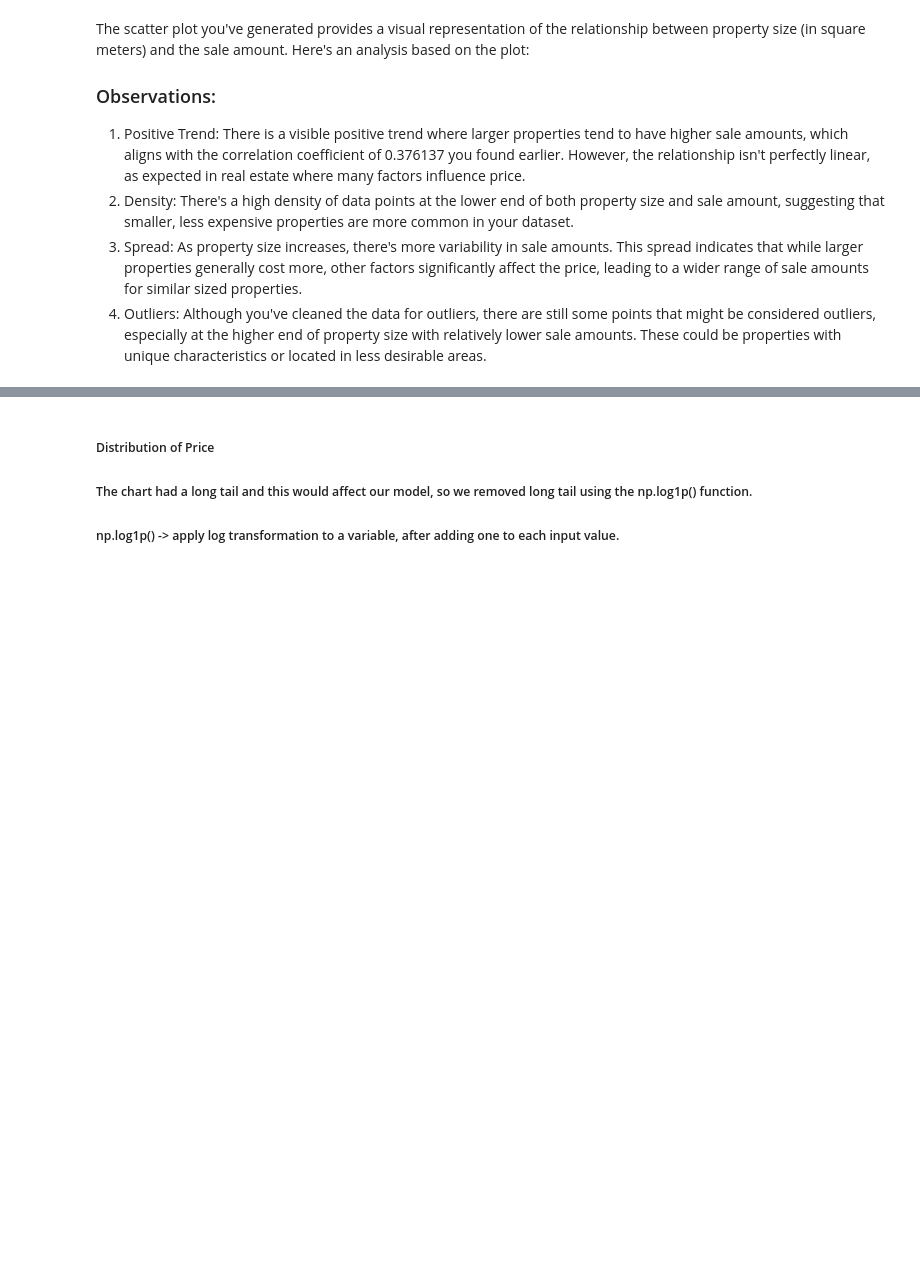
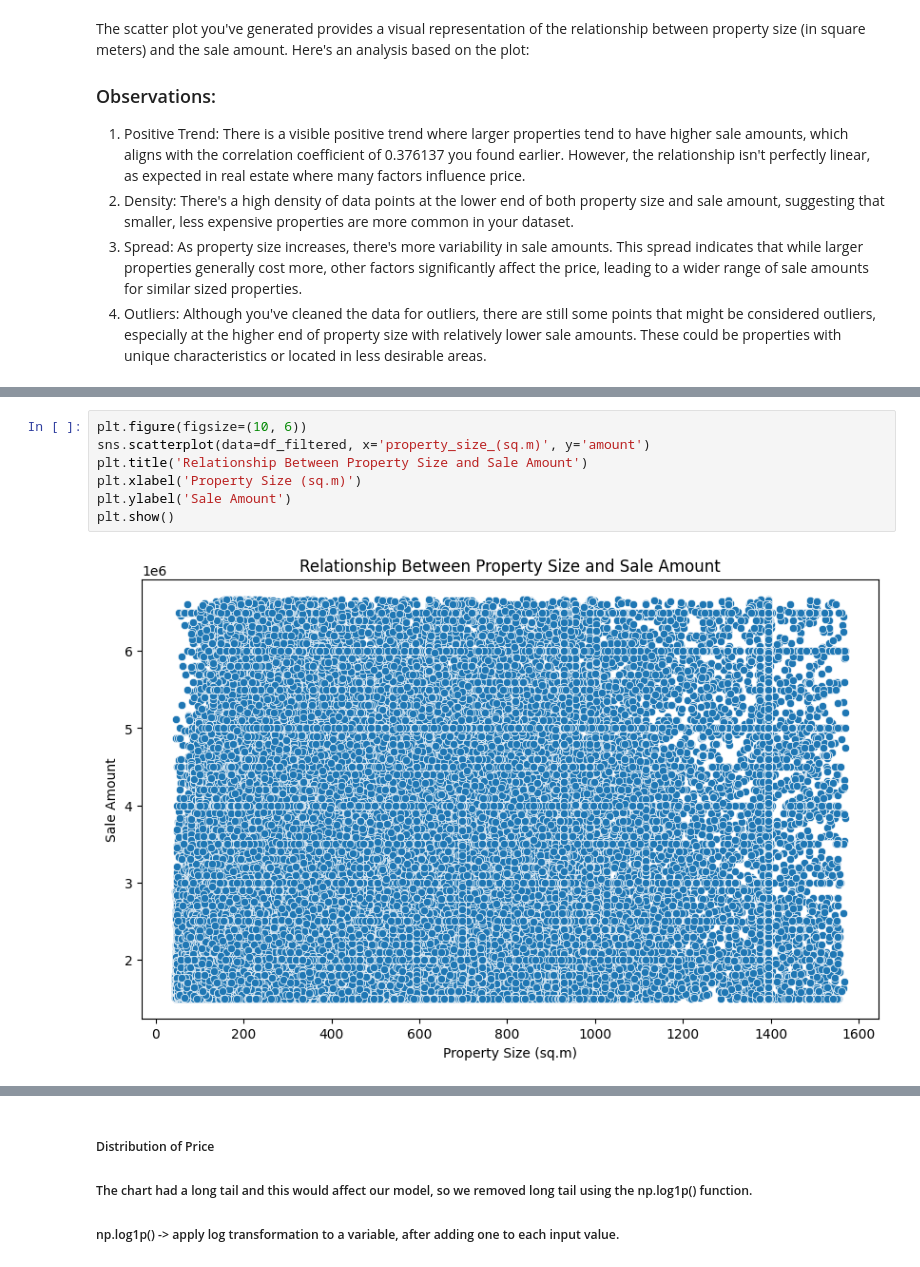
Before and after one commit to apostleoffinance/dubai-real-estate, a Jupyter notebook: sales.ipynb, the cells around one changed output, grey strips where cells are left out. Drawn from its saved outputs; the diff is of its cells as text; blank space fills up the shorter version.

```diff
--- a/sales.ipynb
+++ b/sales.ipynb
@@ -439 +495,10 @@ The scatter plot you've generated provides a visual representation of the relati
+# %%
+plt.figure(figsize=(10, 6))
+sns.scatterplot(data=df_filtered, x='property_size_(sq.m)', y='amount')
+plt.title('Relationship Between Property Size and Sale Amount')
+plt.xlabel('Property Size (sq.m)')
+plt.ylabel('Sale Amount')
+plt.show()
+# %% [output]
+[figure, added]
 # %%
```
Also changed, not shown: parts of 28 cells of this notebook.
